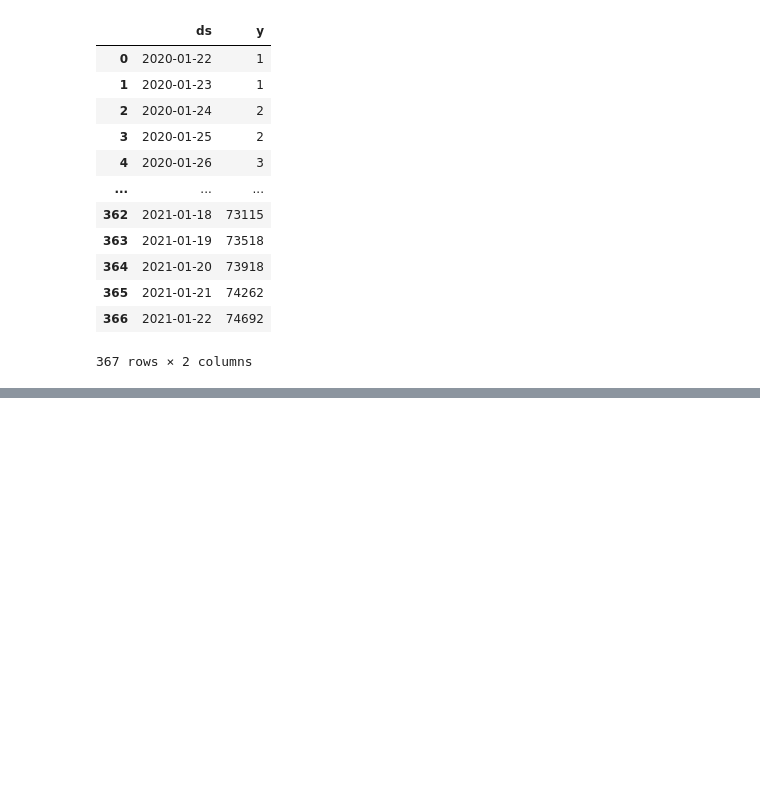
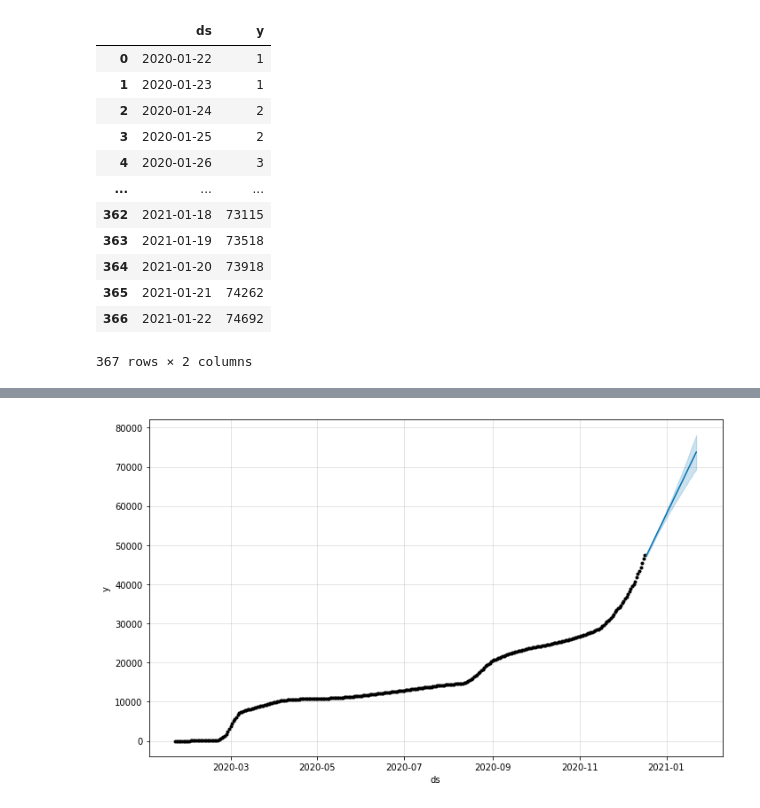
Before and after one commit to Vaycold/Vaycold, a Jupyter notebook: Python_DataAnalysis/코로나_바이러스에_의한_확진자_수_및_사망자_수_분석.ipynb, the cells around one changed output, grey strips where cells are left out. Cells and saved outputs as stored; diff of their text form; code cells hidden in the pictures; blank space fills up the shorter version.

```diff
--- a/Python_DataAnalysis/코로나_바이러스에_의한_확진자_수_및_사망자_수_분석.ipynb
+++ b/Python_DataAnalysis/코로나_바이러스에_의한_확진자_수_및_사망자_수_분석.ipynb
@@ -466,0 +515,7 @@ NameError: ignored
+# %%
+pred = model.predict(test_df)
+model.plot(pred);
+
+#후반부의 변화를 잘 따라옴
+# %% [output]
+[figure, added]
```
Also changed, not shown: parts of 29 cells of this notebook.
